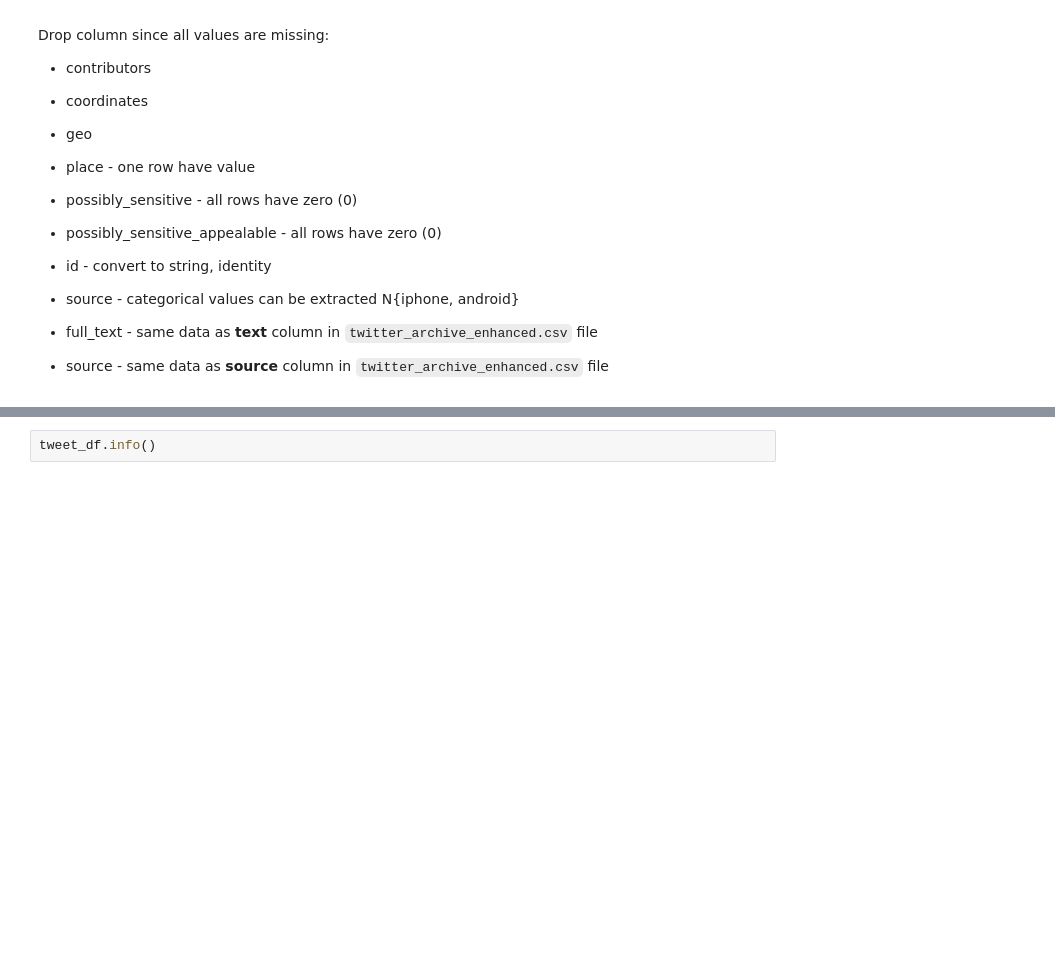
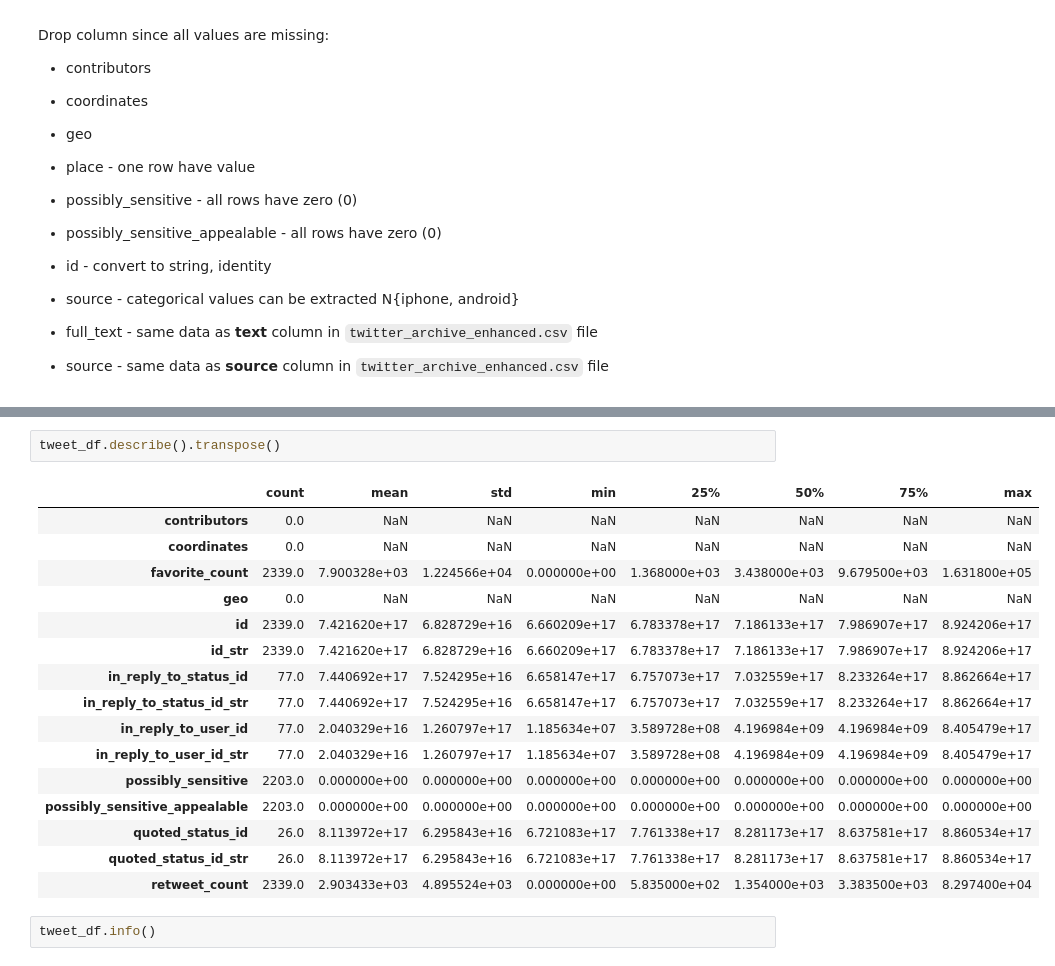
Before and after one commit to marcusholmgren/wrangle-weratedogs, a Jupyter notebook: wrangle_act.ipynb, the cells around one changed output, grey strips where cells are left out. Cells and saved outputs as stored; diff of their text form; blank space fills up the shorter version.

```diff
--- a/wrangle_act.ipynb
+++ b/wrangle_act.ipynb
@@ -336,3 +331,22 @@ tweet_df.iloc[:5,24:]
+# %%
+tweet_df.describe().transpose()
+# %% [output]
+|  | count | mean | std | min | 25% | 50% | 75% | max |
+| contributors | 0.0 | NaN | NaN | NaN | NaN | NaN | NaN | NaN |
+| coordinates | 0.0 | NaN | NaN | NaN | NaN | NaN | NaN | NaN |
+| favorite_count | 2339.0 | 7.900328e+03 | 1.224566e+04 | 0.000000e+00 | 1.368000e+03 | 3.438000e+03 | 9.679500e+03 | 1.631800e+05 |
+| geo | 0.0 | NaN | NaN | NaN | NaN | NaN | NaN | NaN |
+| id | 2339.0 | 7.421620e+17 | 6.828729e+16 | 6.660209e+17 | 6.783378e+17 | 7.186133e+17 | 7.986907e+17 | 8.924206e+17 |
+| id_str | 2339.0 | 7.421620e+17 | 6.828729e+16 | 6.660209e+17 | 6.783378e+17 | 7.186133e+17 | 7.986907e+17 | 8.924206e+17 |
+| in_reply_to_status_id | 77.0 | 7.440692e+17 | 7.524295e+16 | 6.658147e+17 | 6.757073e+17 | 7.032559e+17 | 8.233264e+17 | 8.862664e+17 |
+| in_reply_to_status_id_str | 77.0 | 7.440692e+17 | 7.524295e+16 | 6.658147e+17 | 6.757073e+17 | 7.032559e+17 | 8.233264e+17 | 8.862664e+17 |
+| in_reply_to_user_id | 77.0 | 2.040329e+16 | 1.260797e+17 | 1.185634e+07 | 3.589728e+08 | 4.196984e+09 | 4.196984e+09 | 8.405479e+17 |
+| in_reply_to_user_id_str | 77.0 | 2.040329e+16 | 1.260797e+17 | 1.185634e+07 | 3.589728e+08 | 4.196984e+09 | 4.196984e+09 | 8.405479e+17 |
+| possibly_sensitive | 2203.0 | 0.000000e+00 | 0.000000e+00 | 0.000000e+00 | 0.000000e+00 | 0.000000e+00 | 0.000000e+00 | 0.000000e+00 |
+| possibly_sensitive_appealable | 2203.0 | 0.000000e+00 | 0.000000e+00 | 0.000000e+00 | 0.000000e+00 | 0.000000e+00 | 0.000000e+00 | 0.000000e+00 |
+| quoted_status_id | 26.0 | 8.113972e+17 | 6.295843e+16 | 6.721083e+17 | 7.761338e+17 | 8.281173e+17 | 8.637581e+17 | 8.860534e+17 |
+| quoted_status_id_str | 26.0 | 8.113972e+17 | 6.295843e+16 | 6.721083e+17 | 7.761338e+17 | 8.281173e+17 | 8.637581e+17 | 8.860534e+17 |
+| retweet_count | 2339.0 | 2.903433e+03 | 4.895524e+03 | 0.000000e+00 | 5.835000e+02 | 1.354000e+03 | 3.383500e+03 | 8.297400e+04 |
 # %%
 tweet_df.info()
 # %% [output]
```
Also changed, not shown: parts of 16 cells of this notebook.
